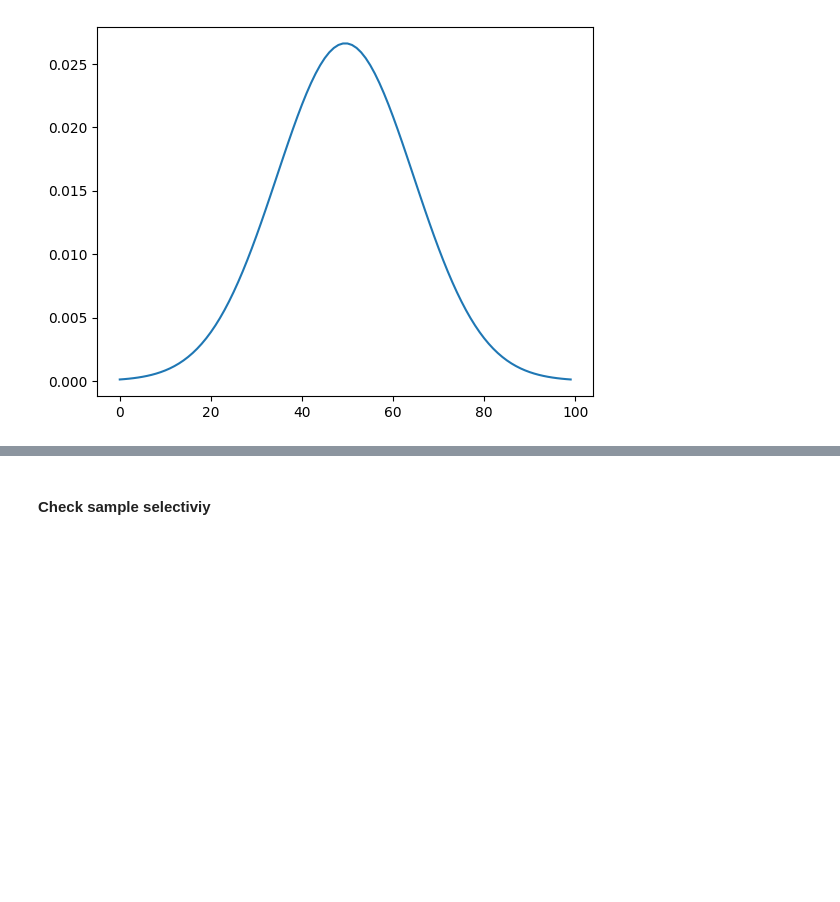
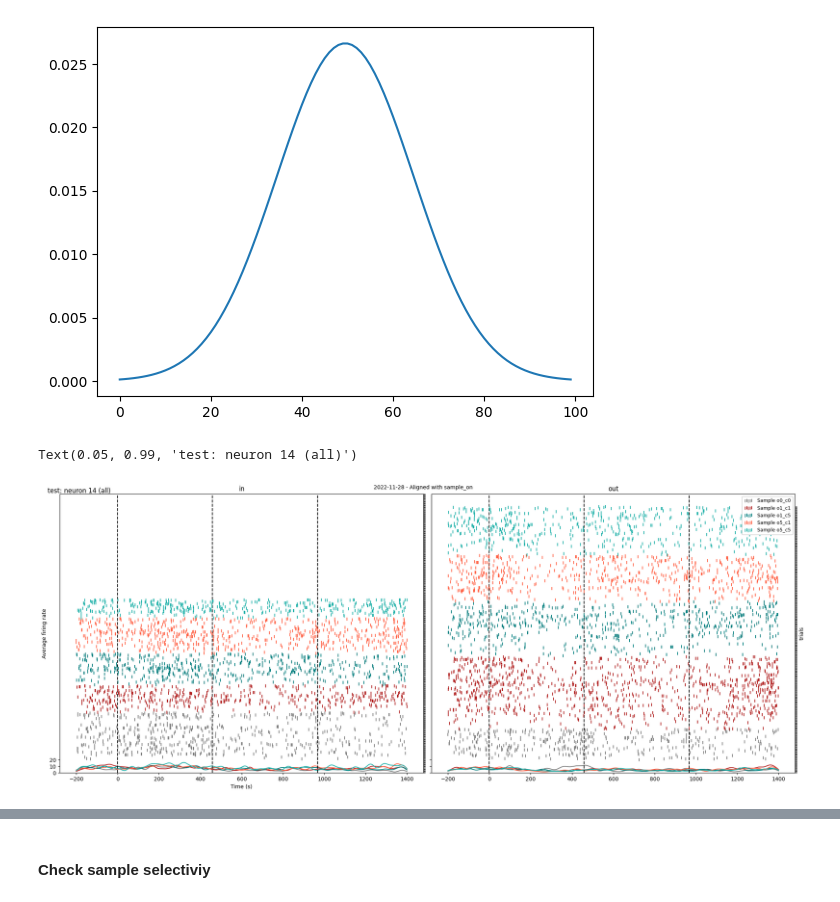
Before and after one commit to Ibos-lab/EphysVibe, a Jupyter notebook: examples/plot_sp_block1.ipynb, the cells around one changed output, grey strips where cells are left out. Drawn from its saved outputs; the diff is of its cells as text; code cells hidden in the pictures; blank space fills up the shorter version.

Commit message:
change def task

```diff
--- a/examples/plot_sp_block1.ipynb
+++ b/examples/plot_sp_block1.ipynb
@@ -69,4 +96,66 @@ trials_t_on_1 = data.code_samples[
 mean_s_off = round((trials_s_off-trials_s_on).mean())
 mean_t_on_1 = round((trials_t_on_1-trials_s_on).mean())
 samples = np.sort(np.unique(task["sample"].values))
+# %%
+i_neuron = 13
+t_before = 200
+neuron_sp = trials_sp[:, neurons[i_neuron], :]
+shift_sp = TrialsData.indep_roll(neuron_sp, -(trials_s_on - t_before).astype(int), axis=1)[:, :1600]
+# Iterate by sample and condition
+fig, ax = plt.subplots(nrows=1, ncols=2, figsize=(20, 8), sharey=True)
+ax2 = [ax[0].twinx(), ax[1].twinx()]
+all_max_conv = 0
+all_max_trial = 0
+for i_ax, cond in enumerate(["in", "out"]):
+    count_trials =  0
+    max_conv = 0
+    for i_s, i_sample in enumerate(samples):
+        sample_idx = task[
+            np.logical_and(task["i_neuron"] == i_neuron,np.logical_and(task["in_out"] == cond, task["sample"] == i_sample))
+        ]["trial_idx"].values
+        mean_sp = shift_sp[sample_idx].mean(axis=0)
+        conv = np.convolve(mean_sp, kernel, mode="same") * fs_ds
+        max_conv = np.max(conv) if np.max(conv) > max_conv else max_conv
+        time = np.arange(0,len(conv))-t_before
+        ax[i_ax].plot( time,
+            conv,
+            color=task_constants.PALETTE_B1[i_sample],
+        )
+        # Plot spikes
+        count_t = len(sample_idx)
+        rows,cols = np.where(shift_sp[sample_idx]>=1)
+        ax2[i_ax].scatter(cols-t_before,rows+count_trials, marker='|', alpha=1,edgecolors='none',color=task_constants.PALETTE_B1[i_sample],label="Sample %s" % i_sample)
+        count_trials +=count_t
+    all_max_conv = max_conv if max_conv > all_max_conv else all_max_conv
+    all_max_trial = count_trials if count_trials > all_max_trial else all_max_trial
+    ax[i_ax].set_title(cond)
+for i_ax in range(2):
+    ax[i_ax].set_ylim(0,all_max_conv+all_max_trial+5)
+    ax[i_ax].set_yticks(np.arange(0, all_max_conv+5,10))
+    ax2[i_ax].set_yticks(np.arange(-all_max_conv-5, all_max_trial))
+    plt.setp(ax2[i_ax].get_yticklabels(), visible=False)
+    ax[i_ax].vlines(
+            [0,mean_s_off,mean_t_on_1],
+            0,
+            all_max_conv+all_max_trial+5,
+            color='k',
+            linestyles="dashed",
+        )
+ax[0].set(xlabel="Time (s)", ylabel="Average firing rate")
+ax2[1].set(xlabel="Time (s)", ylabel="trials")
+ax2[1].legend(fontsize=9,scatterpoints=5,columnspacing=0.5,facecolor='white', framealpha=1,loc='upper right')
+# fig.legend()
+fig.tight_layout(pad=0.2, h_pad=0.2, w_pad=0.8)
+fig.text(
+    0.5,
+    0.99,
+    s="%s - Aligned with %s"
+    % (s_path[-1][:-4][:10], list(task_constants.EVENTS_B1.keys())[2]),
+    horizontalalignment="center",
+    verticalalignment="center",
+)
+fig.suptitle("%s: neuron %d (%s)" % (s_path[-2], i_neuron + 1, cgroup), x=0.05, y=0.99)
+# %% [output]
+Text(0.05, 0.99, 'test: neuron 14 (all)')
+[figure, added]
 # %%
```
Also changed, not shown: parts of 7 cells of this notebook, 1 other file.
